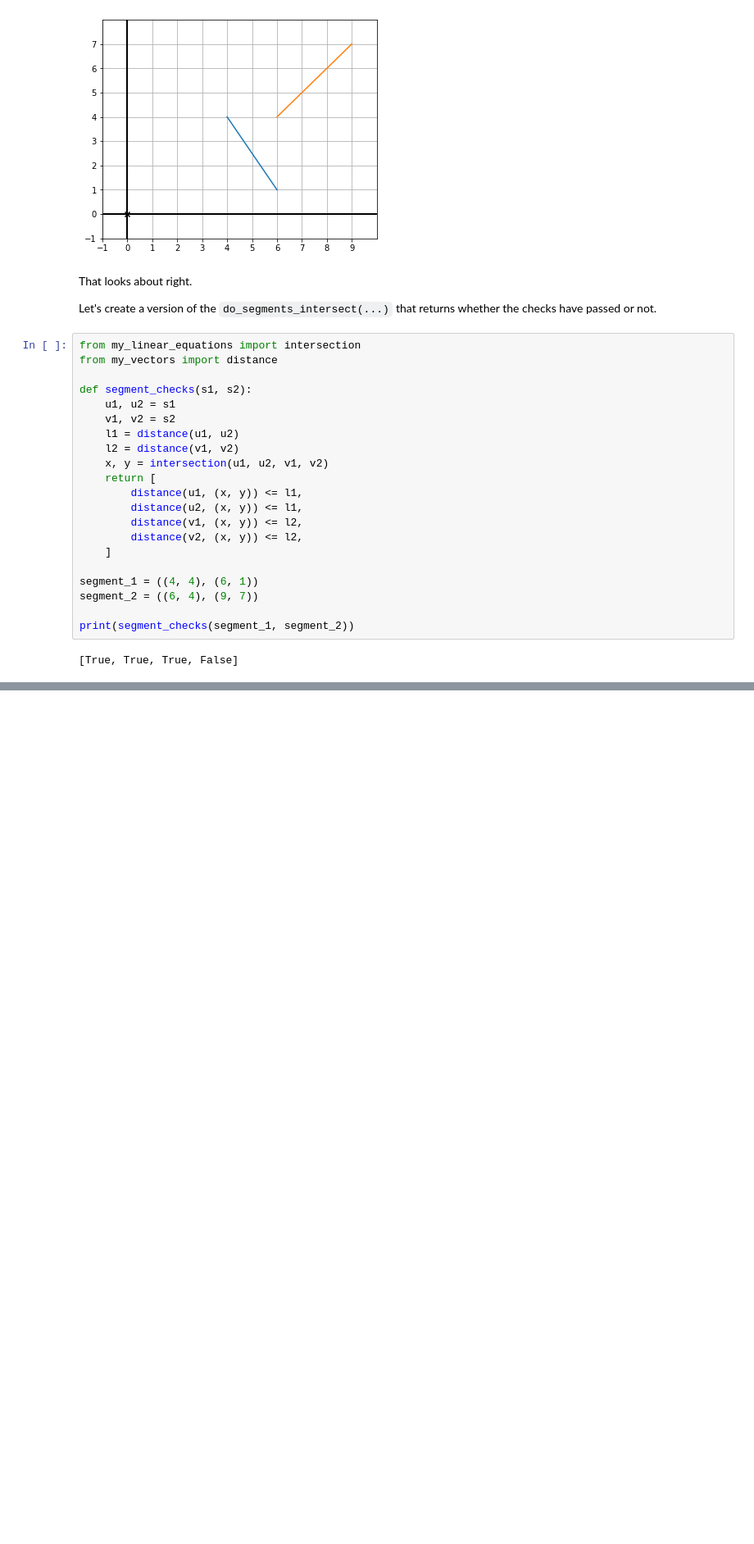
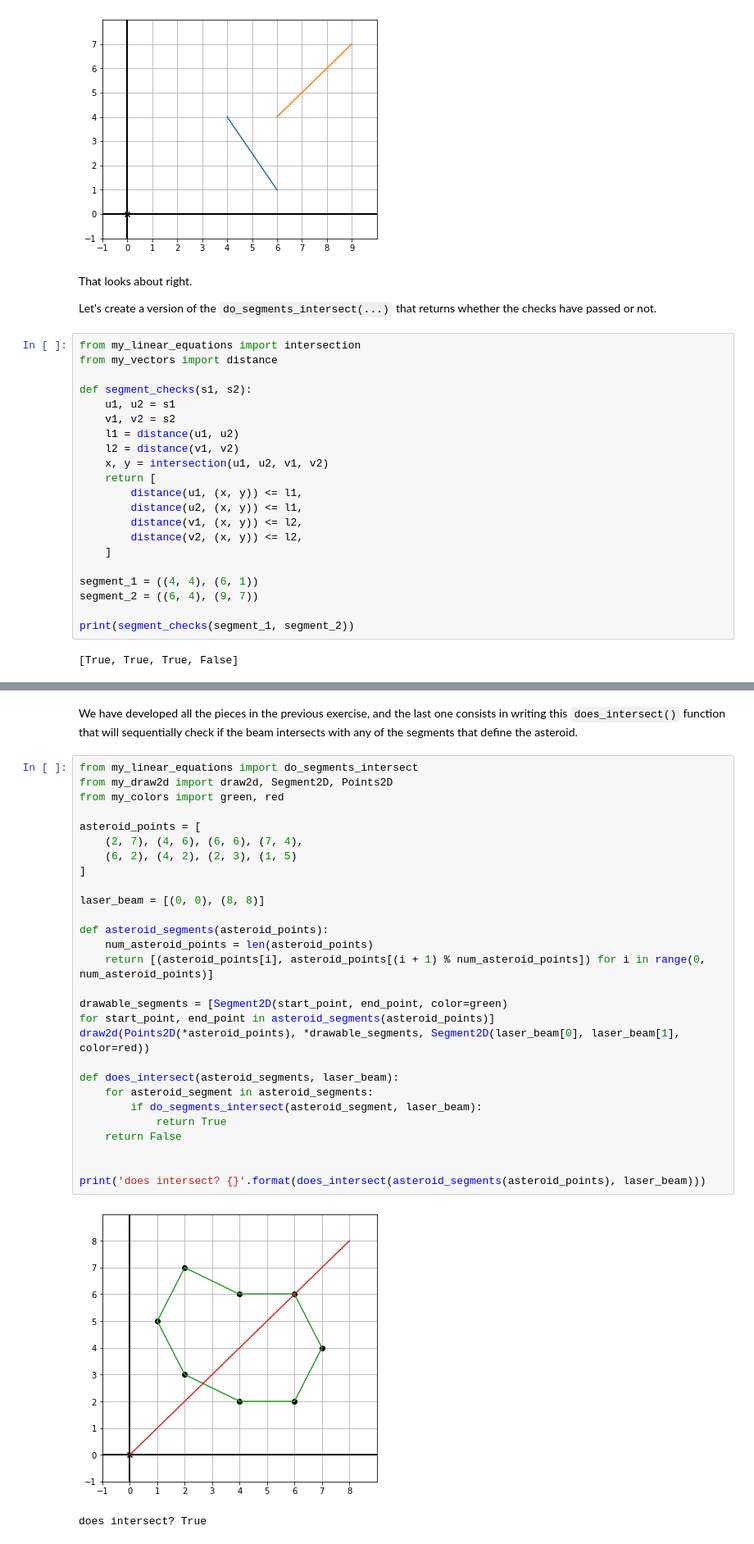
Before and after one commit to sergiofgonzalez/math-workbench, a Jupyter notebook: 06-solving-systems-of-linear-equations/e01-exercises/solving-systems-of-linear-equations-exercises.ipynb, the cells around one changed output, grey strips where cells are left out. Shown at 82% size. Saved outputs shown, nothing was run; the diff lists cells and outputs as text; blank space fills up the shorter version.

Commit message:
Add more exercises

```diff
--- a/06-solving-systems-of-linear-equations/e01-exercises/solving-systems-of-linear-equations-exercises.ipynb
+++ b/06-solving-systems-of-linear-equations/e01-exercises/solving-systems-of-linear-equations-exercises.ipynb
@@ -711,3 +711,36 @@ print(segment_checks(segment_1, segment_2))
 For the example laser line and asteroid from the picture, implement the function `does_intersect()` (which should return True).
 
 ![does_intersect](../images/does_intersect.png)
+# %% [markdown]
+We have developed all the pieces in the previous exercise, and the last one consists in writing this `does_intersect()` function that will sequentially check if the beam intersects with any of the segments that define the asteroid.
+# %%
+from my_linear_equations import do_segments_intersect
+from my_draw2d import draw2d, Segment2D, Points2D
+from my_colors import green, red
+
+asteroid_points = [
+    (2, 7), (4, 6), (6, 6), (7, 4),
+    (6, 2), (4, 2), (2, 3), (1, 5)
+]
+
+laser_beam = [(0, 0), (8, 8)]
+
+def asteroid_segments(asteroid_points):
+    num_asteroid_points = len(asteroid_points)
+    return [(asteroid_points[i], asteroid_points[(i + 1) % num_asteroid_points]) for i in range(0, num_asteroid_points)]
+
+drawable_segments = [Segment2D(start_point, end_point, color=green)
+for start_point, end_point in asteroid_segments(asteroid_points)]
+draw2d(Points2D(*asteroid_points), *drawable_segments, Segment2D(laser_beam[0], laser_beam[1], color=red))
+
+def does_intersect(asteroid_segments, laser_beam):
+    for asteroid_segment in asteroid_segments:
+        if do_segments_intersect(asteroid_segment, laser_beam):
+            return True
+    return False
+
+
+print('does intersect? {}'.format(does_intersect(asteroid_segments(asteroid_points), laser_beam)))
+# %% [output]
+[figure, added]
+does intersect? True
```
Also changed, not shown: parts of 3 cells of this notebook, 2 other files.
